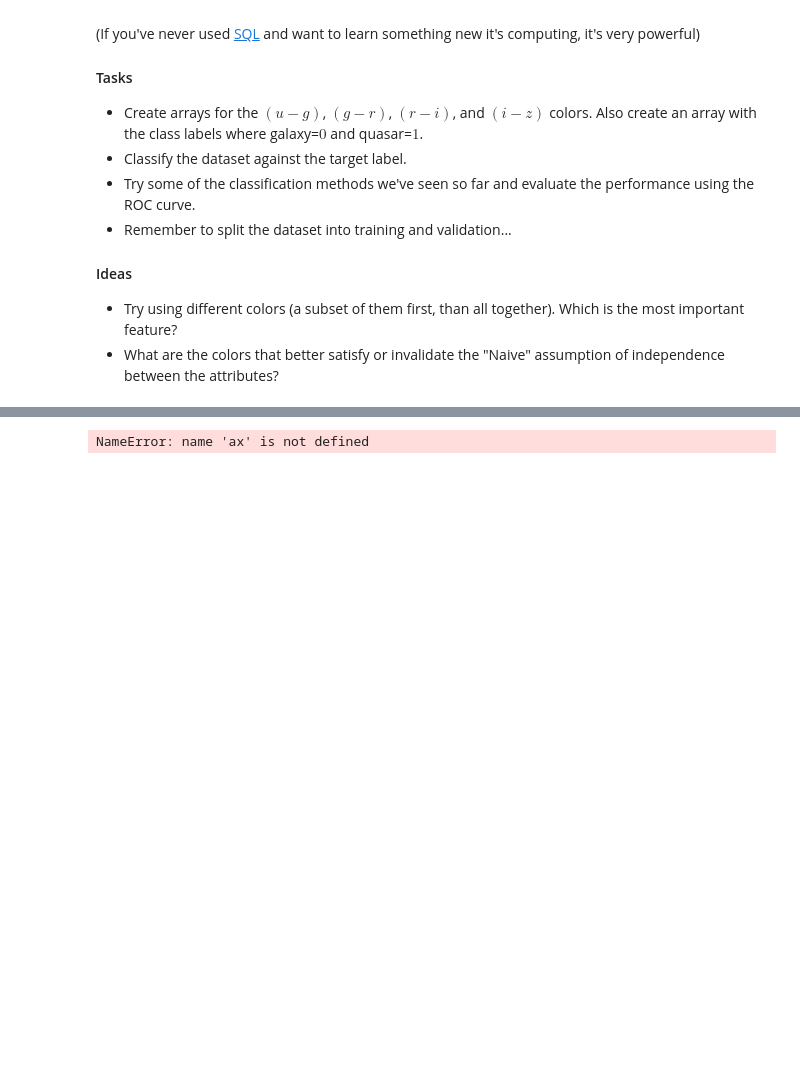
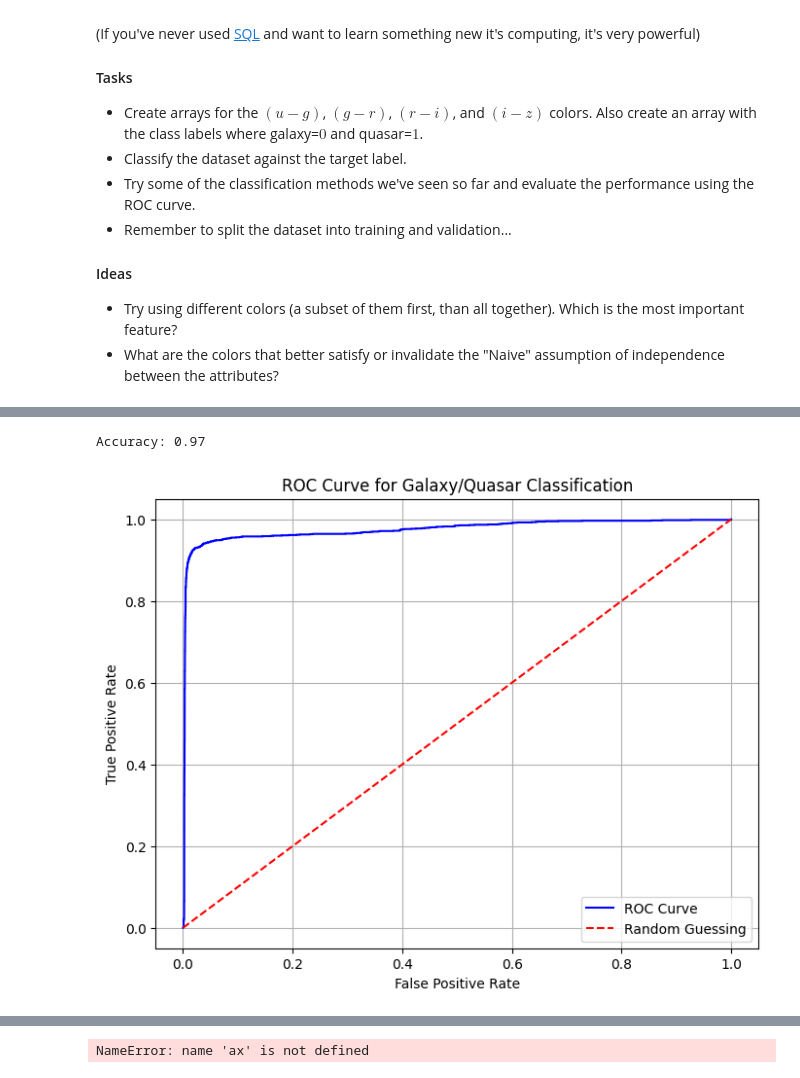
Before and after one commit to Lzotti/astrostatistics_bicocca_2025, a Jupyter notebook: working/src/working/L_19_esercizi.ipynb, the cells around one changed output, grey strips where cells are left out. Saved outputs shown, nothing was run; the diff lists cells and outputs as text; code cells hidden in the pictures; blank space fills up the shorter version.

```diff
--- a/working/src/working/L_19_esercizi.ipynb
+++ b/working/src/working/L_19_esercizi.ipynb
@@ -64,0 +100,21 @@ ValueError: Unknown label type: (array([-10.44802,  -9.25137,  -7.91879, ...,
+# %%
+X = np.hstack((u_g, g_r, r_i, i_z))
+X_train, X_test, y_train, y_test = train_test_split(X, labels, test_size=0.2, random_state=42)
+model = GaussianNB()
+model.fit(X_train, y_train)
+y_pred = model.predict(X_test)
+accuracy = accuracy_score(y_test, y_pred)
+print(f"Accuracy: {accuracy:.2f}")
+# Plotting the ROC curve
+fpr, tpr, thresholds = roc_curve(y_test, model.predict_proba(X_test)[:, 1])
+plt.figure(figsize=(8, 6))
+plt.plot(fpr, tpr, label='ROC Curve', color='blue')
+plt.plot([0, 1], [0, 1], linestyle='--', color='red', label='Random Guessing')
+plt.xlabel('False Positive Rate')
+plt.ylabel('True Positive Rate')
+plt.title('ROC Curve for Galaxy/Quasar Classification')
+plt.legend()
+plt.grid()
+# %% [output]
+Accuracy: 0.97
+[figure, added]
```
Also changed, not shown: parts of 4 cells of this notebook.
